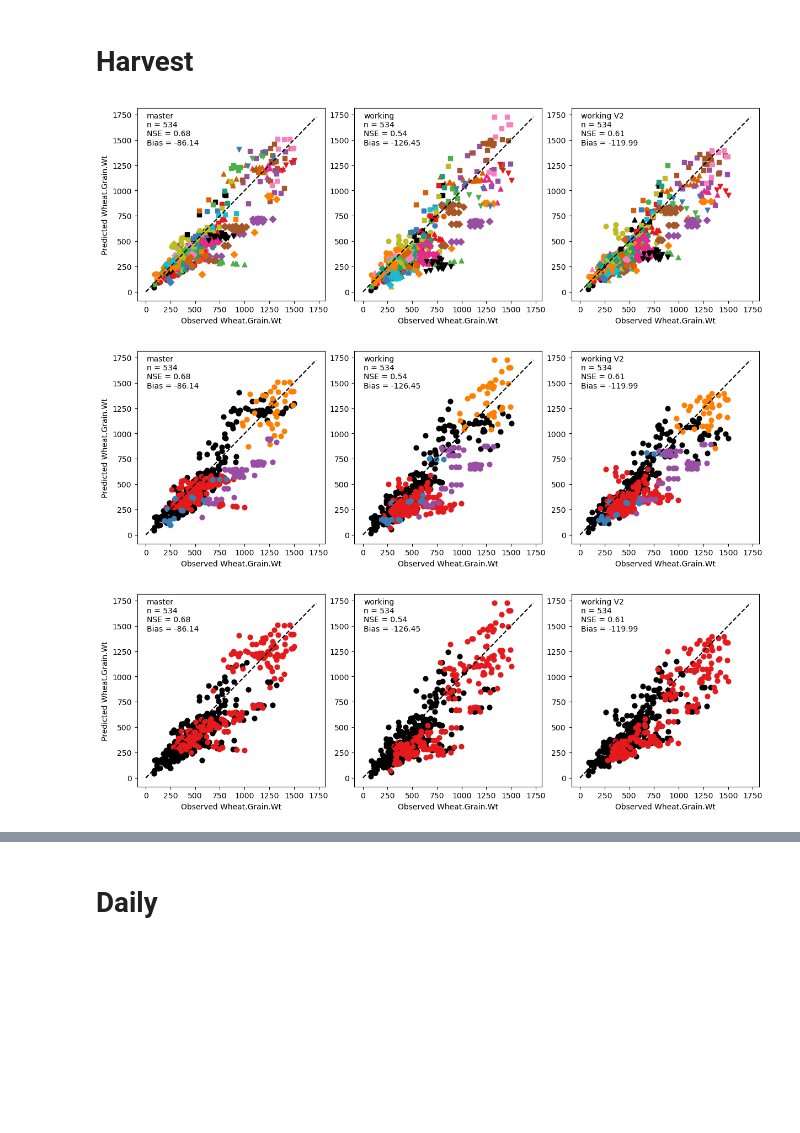
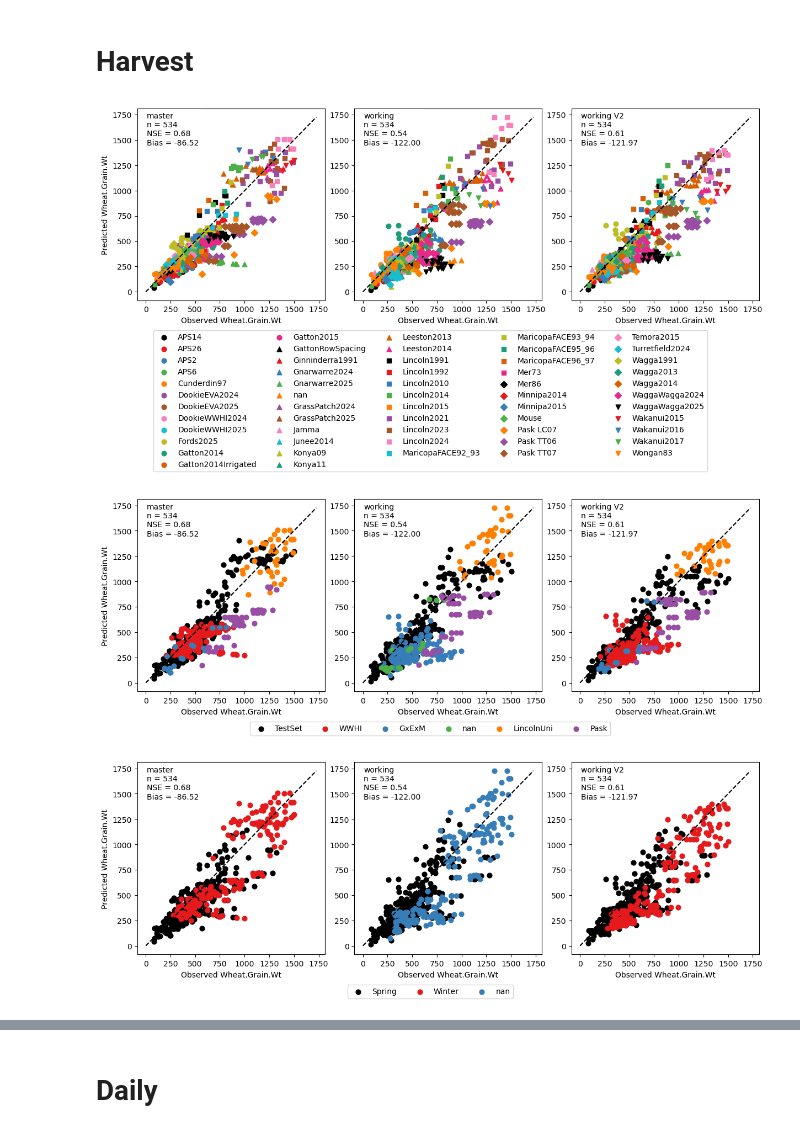
Before and after one commit to HamishBrownPFR/APSIMTools, a Jupyter notebook: Wheat Analysis/TestWheatObsPred.ipynb, the cells around one changed output, grey strips where cells are left out. Cells and saved outputs as stored; diff of their text form; code cells hidden in the pictures; blank space fills up the shorter version.

Commit message:
progress with graphs and analysis

```diff
--- a/Wheat Analysis/TestWheatObsPred.ipynb
+++ b/Wheat Analysis/TestWheatObsPred.ipynb
@@ -289,10 +292,12 @@ SIM_FILES = [
     Path(r'C:\GitHubRepos\ApsimX\Tests\Validation\Wheat\UoM_WinterVsSpring\Turretfield2024.apsimx')
 ]
 
+all_branches = ["master", "working", "working V2"]
+
 CONFIG = {
-    "git_branches":  { "master": "UoM_Wheat", "working": "WheatNeil", "working V2": "WheatHamish"},
-    #"run_branches":  ["master", "working", "working V2"],
-    "run_branches": [],
+    "git_branches":  { "master": "UoM_Wheat", "working": "WheatWinterCereal", "working V2": "WheatHamish"},
+    #"run_branches": all_branches,
+    "run_branches": ["working V2"],
     "sim_files": SIM_FILES,
     "repo_path": Path(r"C:\GitHubRepos\ApsimX"),
     "apsim_exe": r"C:\GitHubRepos\ApsimX\bin\Release\net8.0\Models.exe",
@@ -1467,10 +1472,11 @@ def build_style_maps(index):
 
     return colour_map, marker_map
 # %%
-def get_obs_pred_pair(plot_branch, var, mode = '', demark_by = None, filter_dict = None):
+def get_obs_pred_pair(plot_branch, var, mode = '', demark_by = 'branch', filter_dict = None):
     index_vars = ['branch',
                   'Simulation.Name']
-    if demark_by is not None:
+
+    if (demark_by != 'branch'):
         index_vars.append(demark_by)
 
     if filter_dict:
@@ -1480,7 +1486,7 @@ def get_obs_pred_pair(plot_branch, var, mode = '', demark_by = None, filter_dict
         index_vars.append('Wheat.Phenology.CurrentStageName')
         group_vars = ['Simulation.Name']
         master_obs = data.harvest_obs[index_vars + [var]]
-        branch_pred = data.harvest_pred.loc[data.harvest_pred.branch == plot_branch,index_vars+[var]]
+        branch_pred = data.harvest_pred.loc[data.harvest_pred.branch == plot_branch, index_vars+[var]]
     else:
         index_vars.append('Clock.Today')
         group_vars = ['Simulation.Name','Clock.Today']
@@ -1513,7 +1519,7 @@ def get_obs_pred_pair(plot_branch, var, mode = '', demark_by = None, filter_dict
 
     return obs_pred_pair
 # %%
-def plot_branch_obs_pred(var, obs_pred_pair, ax = None, demark_by=None):
+def plot_branch_obs_pred(var, obs_pred_pair, ax = None, demark_by='branch'):
     if ax is None:
         fig, ax = plt.subplots()
 
@@ -1529,6 +1535,7 @@ def plot_branch_obs_pred(var, obs_pred_pair, ax = None, demark_by=None):
            groupData['pred'],
            s=40,
            c=colors[g],
-           marker=marker)
+           marker=marker,
+           label=g)
 
     return ax
@@ -1535,5 +1553,5 @@ def plot_branch_obs_pred(var, obs_pred_pair, ax = None, demark_by=None):
 # %%
-def plot_obs_pred_by_branch(var, demark_by=None, filter_dict = None, mode = ''):
+def plot_obs_pred_by_branch(var, demark_by='branch', filter_dict = None, mode = '', leg=False, leg_ncols=5):
     fig, axes = plt.subplots(
         nrows=1,
         ncols=3,
@@ -1581,18 +1599,22 @@ def plot_obs_pred_by_branch(var, demark_by=None, filter_dict = None, mode = ''):
 
     for ax, plot_branch in zip(axes, branches):
         ax.plot([0,ax_max],[0,ax_max],'--',color='k')
+
+    if leg == True:
+        handles, labels = axes[0].get_legend_handles_labels()
+        fig.legend(handles, labels, loc="upper center", bbox_to_anchor=(0.5, 0), ncol=leg_ncols)
 # %% [markdown]
 # Harvest
 # %%
-plot_obs_pred_by_branch("Wheat.Grain.Wt",demark_by='Experiment',mode='harvest')
+plot_obs_pred_by_branch("Wheat.Grain.Wt",demark_by = 'Experiment',mode='harvest', leg=True)
 # %% [output]
-[figure, old version]
+[figure, new version]
 # %%
-plot_obs_pred_by_branch("Wheat.Grain.Wt",demark_by='ProjectGroup',mode='harvest')
+plot_obs_pred_by_branch("Wheat.Grain.Wt",demark_by='ProjectGroup',mode='harvest',leg=True,leg_ncols=6)
 # %% [output]
-[figure, old version]
+[figure, new version]
 # %%
-plot_obs_pred_by_branch("Wheat.Grain.Wt",demark_by='DevelopmentType',mode='harvest')
+plot_obs_pred_by_branch("Wheat.Grain.Wt",demark_by='DevelopmentType',mode='harvest',leg=True)
 # %% [output]
-[figure, old version]
+[figure, new version]
 # %%
```
Also changed, not shown: parts of 25 cells of this notebook, 3 other files.
